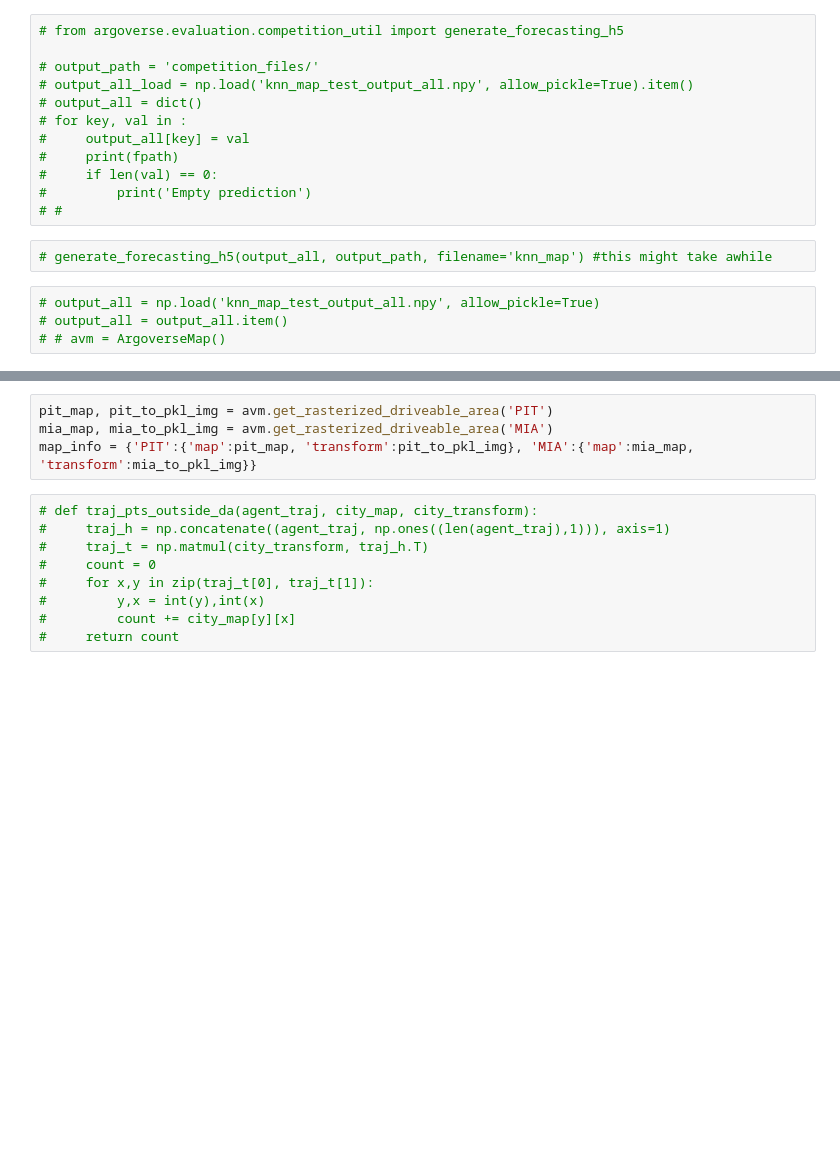
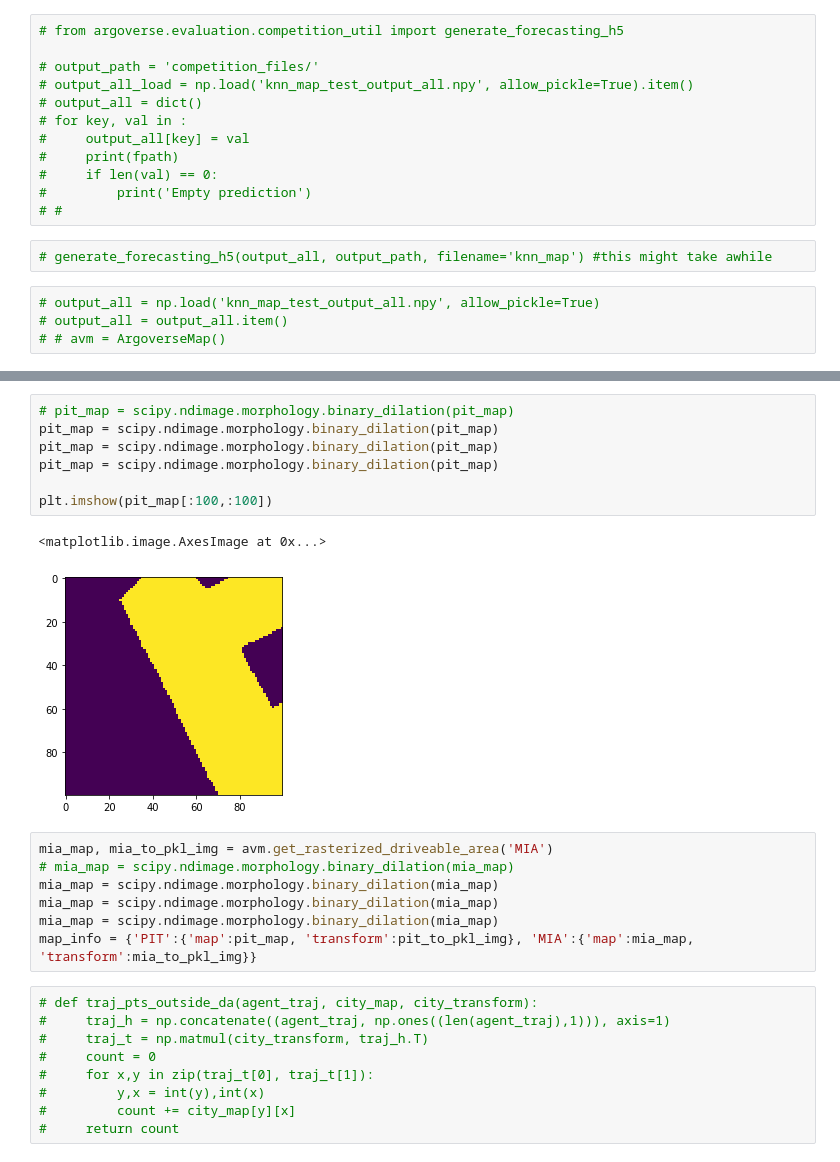
Before and after one commit to aaronh65/argoverse-api, a Jupyter notebook: forecasting_methods/weighted_knn.ipynb, the cells around one changed output, grey strips where cells are left out. Saved outputs shown, nothing was run; the diff lists cells and outputs as text; blank space fills up the shorter version.

```diff
--- a/forecasting_methods/weighted_knn.ipynb
+++ b/forecasting_methods/weighted_knn.ipynb
@@ -67,6 +77,19 @@ test_nt_dists = np.load('test_nt_distances.npy', allow_pickle=True)
+# %%
+# pit_map = scipy.ndimage.morphology.binary_dilation(pit_map)
+pit_map = scipy.ndimage.morphology.binary_dilation(pit_map)
+pit_map = scipy.ndimage.morphology.binary_dilation(pit_map)
+pit_map = scipy.ndimage.morphology.binary_dilation(pit_map)
+
+plt.imshow(pit_map[:100,:100])
+# %% [output]
+<matplotlib.image.AxesImage at 0x...>
+[figure, added]
 # %%
-pit_map, pit_to_pkl_img = avm.get_rasterized_driveable_area('PIT')
 mia_map, mia_to_pkl_img = avm.get_rasterized_driveable_area('MIA')
+# mia_map = scipy.ndimage.morphology.binary_dilation(mia_map)
+mia_map = scipy.ndimage.morphology.binary_dilation(mia_map)
+mia_map = scipy.ndimage.morphology.binary_dilation(mia_map)
+mia_map = scipy.ndimage.morphology.binary_dilation(mia_map)
 map_info = {'PIT':{'map':pit_map, 'transform':pit_to_pkl_img}, 'MIA':{'map':mia_map, 'transform':mia_to_pkl_img}}
 # %%
 # def traj_pts_outside_da(agent_traj, city_map, city_transform):
```
Also changed, not shown: parts of 9 cells of this notebook, 1 other file.
